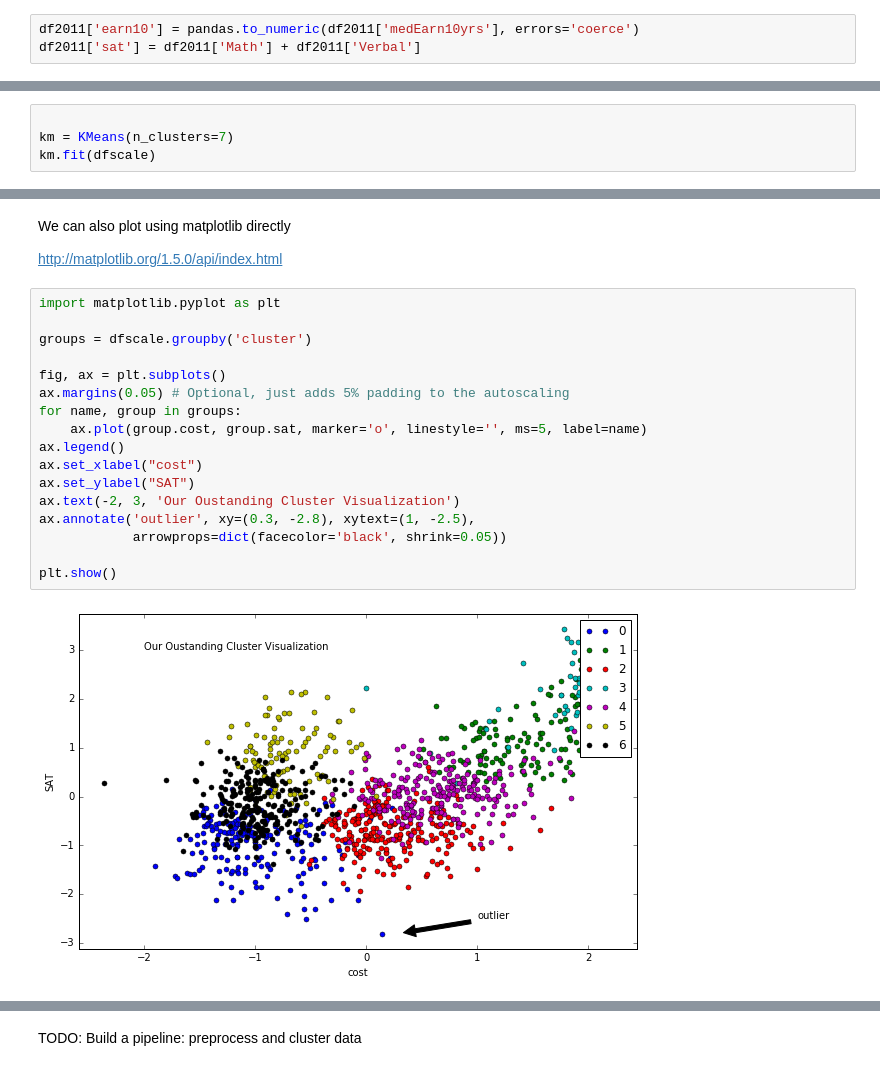
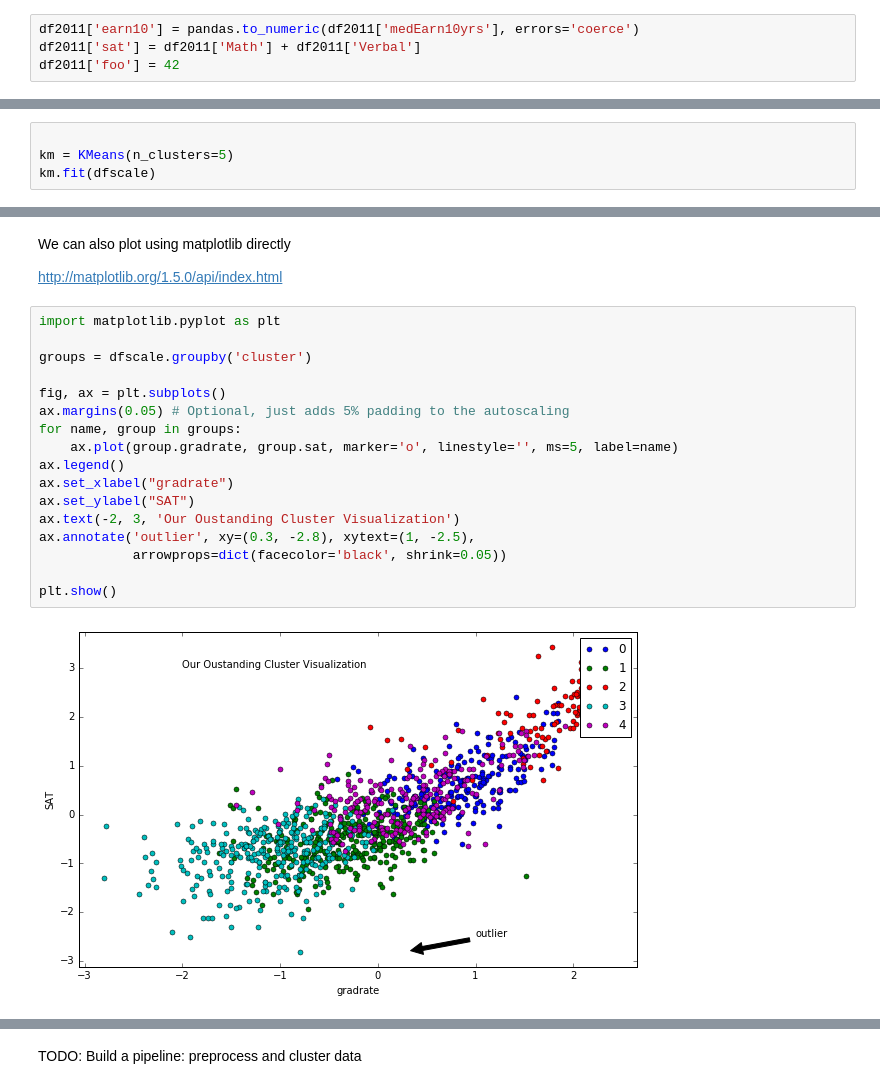
Before and after one commit to peterfig/intro2ml, a Jupyter notebook: college.ipynb, the cells around one changed output, grey strips where cells are left out. Drawn from its saved outputs; the diff is of its cells as text.

```diff
--- a/college.ipynb
+++ b/college.ipynb
@@ -692,6 +759,7 @@ pandas.to_numeric?
 # %%
 df2011['earn10'] = pandas.to_numeric(df2011['medEarn10yrs'], errors='coerce')
 df2011['sat'] = df2011['Math'] + df2011['Verbal']
+df2011['foo'] = 42
 # %%
 df2011.describe()
 # %% [output]
@@ -905,6 +985,6 @@ type(dfscale)
 pandas.core.frame.DataFrame
 # %%
 
-km = KMeans(n_clusters=7)
+km = KMeans(n_clusters=5)
 km.fit(dfscale)
 # %% [output]
@@ -994,22 +1074,22 @@ http://matplotlib.org/1.5.0/api/index.html
 # %%
 import matplotlib.pyplot as plt
 
 groups = dfscale.groupby('cluster')
 
 fig, ax = plt.subplots()
 ax.margins(0.05) # Optional, just adds 5% padding to the autoscaling
 for name, group in groups:
-    ax.plot(group.cost, group.sat, marker='o', linestyle='', ms=5, label=name)
+    ax.plot(group.gradrate, group.sat, marker='o', linestyle='', ms=5, label=name)
 ax.legend()
-ax.set_xlabel("cost")
+ax.set_xlabel("gradrate")
 ax.set_ylabel("SAT")
 ax.text(-2, 3, 'Our Oustanding Cluster Visualization')
 ax.annotate('outlier', xy=(0.3, -2.8), xytext=(1, -2.5),
             arrowprops=dict(facecolor='black', shrink=0.05))
 
 plt.show()
 # %% [output]
-[figure, old version]
+[figure, new version]
 # %%
 scatter_matrix(dfscale)
 # %% [output]
```
Also changed, not shown: parts of 52 cells of this notebook, 6 other files.
